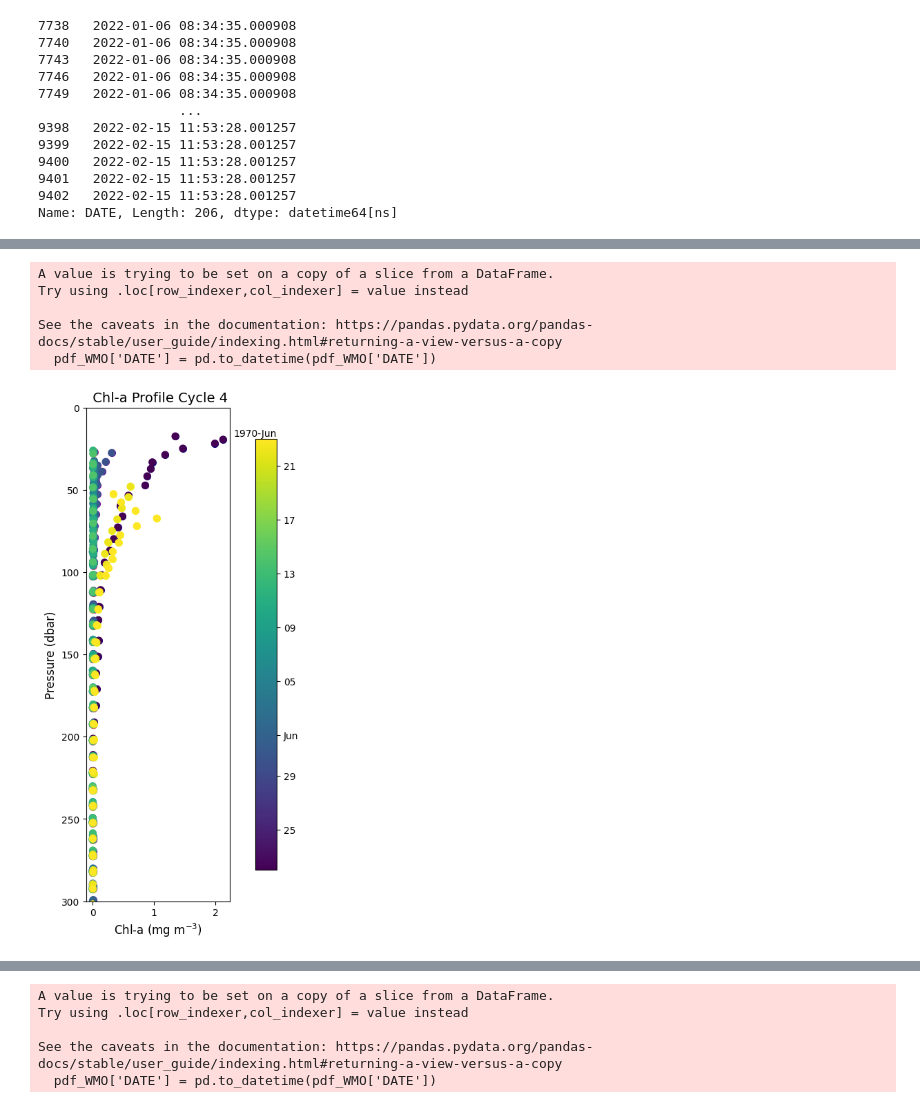
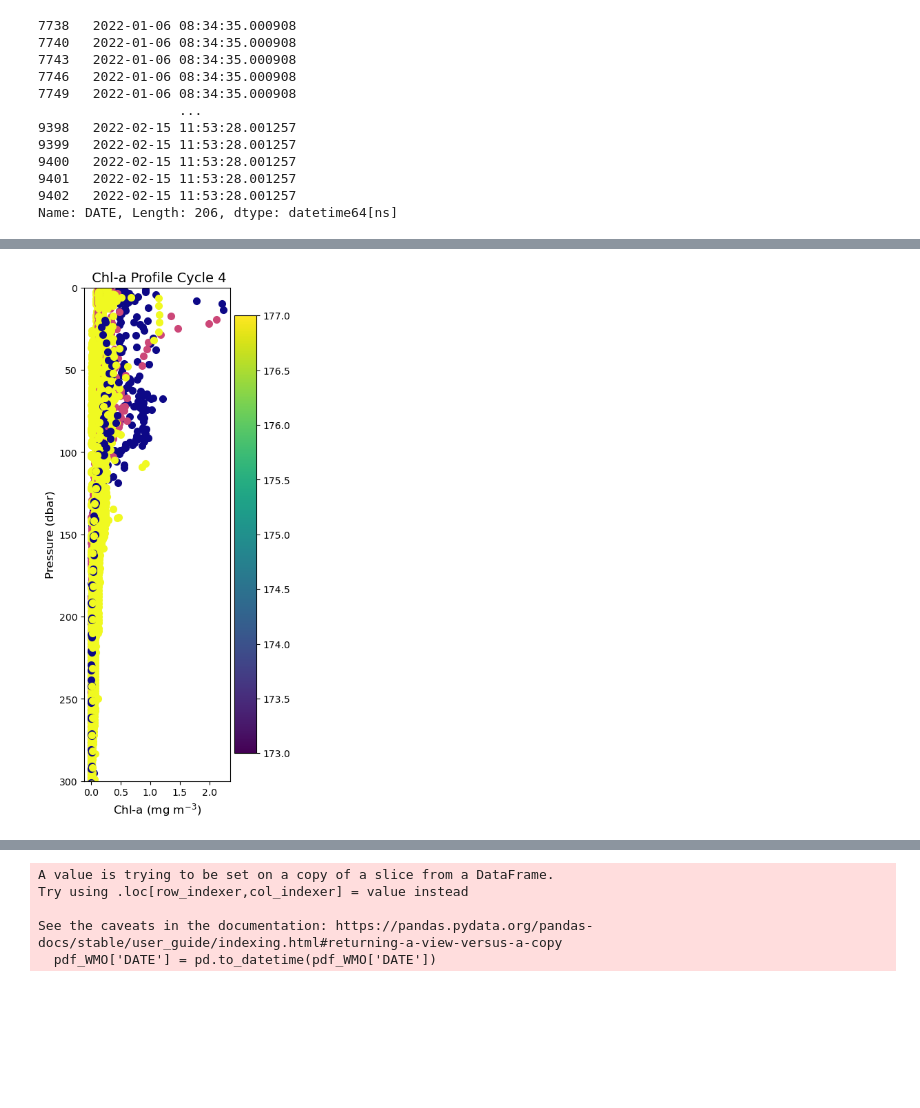
Before and after one commit to Lilah-Asalie/IBIS_Project, a Jupyter notebook: Pressure.ipynb, the cells around one changed output, grey strips where cells are left out. Drawn from its saved outputs; the diff is of its cells as text; code cells hidden in the pictures; blank space fills up the shorter version.

Commit message:
fixed depth profile datetime code

```diff
--- a/Pressure.ipynb
+++ b/Pressure.ipynb
@@ -133,5 +133,8 @@ pdf_clean
 # %%
-pdf_WMO = pdf_clean[pdf_clean['WMOID'] == 5905102] # subsetting for one float
+# pdf_WMO = pdf_clean[pdf_clean['WMOID'] == 5905102] # subsetting for one float, this float only has 3 profiles within the study area during this season, we can either choose a different float with more, or change the oneargopy select profiles to include all profiles from a float that passes through the region
+
+pdf_WMO = pdf_clean[pdf_clean['WMOID'] == 5906624] # subsetting for one float
+
 pdf_cycle = pdf_clean[pdf_clean['CYCLE_NUMBER'] == 1] # subsetting for one cycle
 # %%
 pdf_WMO['WMOID'].nunique() # for checking how many floats
@@ -216,6 +254,6 @@ print(date_nums)
 # %%
-pdf_WMO['DATE'] = pd.to_datetime(pdf_WMO['DATE'])
-date_nums = mdates.date2num(pdf_WMO['DATE'])
+# pdf_WMO['DATE'] = pd.to_datetime(pdf_WMO['DATE'])
+# date_nums = mdates.date2num(pdf_WMO['DATE'])
 
 norm = mcolors.Normalize(vmin=date_nums.min(), vmax=date_nums.max())
 cmap = plt.get_cmap('plasma', len(pdf_WMO['DATE'].unique()))
@@ -227,7 +265,7 @@ ax = fig.add_subplot(141)
 
 # pdf_date = mdates.date2num(pdf_WMO['DATE'])
 
-for cycle, group in pdf_WMO.groupby('CYCLE_NUMBER'):
+for cycle, group in pdf_clean.groupby('CYCLE_NUMBER'):
     date_val = mdates.date2num(group['DATE'].iloc[0])
     color = cmap(norm(date_val))
     ax.scatter(group['CHLA_ADJUSTED'], group['PRES_ADJUSTED'], color=color, lw=2)
@@ -235,7 +273,7 @@ for cycle, group in pdf_WMO.groupby('CYCLE_NUMBER'):
 ax.set_ylim(0, 300)
 ax.invert_yaxis()
 
-plot = ax.scatter(pdf_WMO['CHLA_ADJUSTED'], pdf_WMO['PRES_ADJUSTED'], c=pdf_WMO['CYCLE_NUMBER'], lw=2)
+# plot = ax.scatter(pdf_WMO['CHLA_ADJUSTED'], pdf_WMO['PRES_ADJUSTED'], c=pdf_WMO['CYCLE_NUMBER'], lw=2)
 
 #ax.set_xlim(0, 1.5)
 
@@ -245,12 +283,12 @@ ax.set_title(' Chl-a Profile Cycle 4', fontsize=14)
 
 
 cbar = plt.colorbar(plot, ax=ax, orientation='vertical', pad=0.03)
-locator = mdates.AutoDateLocator()
-formatter = mdates.ConciseDateFormatter(locator)
+# locator = mdates.AutoDateLocator()
+# formatter = mdates.ConciseDateFormatter(locator)
 
-# Apply the formatter to the y-axis of the colorbar (since it's vertical by default)
-cbar.ax.yaxis.set_major_locator(locator)
-cbar.ax.yaxis.set_major_formatter(formatter)
+# # Apply the formatter to the y-axis of the colorbar (since it's vertical by default)
+# cbar.ax.yaxis.set_major_locator(locator)
+# cbar.ax.yaxis.set_major_formatter(formatter)
 
 # ax = fig.add_subplot(142)
 # ax.plot(pdf_clean['BBP700_ADJUSTED'], pdf_clean['PRES_ADJUSTED'], color='blue', lw=2)
@@ -261,37 +299,32 @@ cbar.ax.yaxis.set_major_formatter(formatter)
 # ax.set_xlabel(r'Bbp (m$^{-1}$)', fontsize=12)
 # ax.set_ylabel('Pressure (dbar)', fontsize=12)
 # ax.set_title(' Backscatter Profile Cycle 4', fontsize=14)
 
 
 # ax = fig.add_subplot(143)
 # ax.plot(pdf_clean['PSAL_ADJUSTED'], pdf_clean['PRES_ADJUSTED'], color='orange', lw=2)
 
 # #ax.set_xlim(33, 35)
 # ax.set_ylim(0, 300)
 # ax.invert_yaxis()
 # ax.set_xlabel(r'Bbp (m$^{-1}$)', fontsize=12)
 # ax.set_ylabel('Pressure (dbar)', fontsize=12)
 # ax.set_title(' Salinity Profile Cycle 4', fontsize=14)
 
 
 
 # ax = fig.add_subplot(144)
 # ax.plot(pdf_clean['DOXY_ADJUSTED'], pdf_clean['PRES_ADJUSTED'], color='purple', lw=2)
 
 # ax.set_xlim(275, 350)
 # ax.set_ylim(0, 300)
 # ax.invert_yaxis()
 # ax.set_xlabel(r'Bbp (m$^{-1}$)', fontsize=12)
 # ax.set_ylabel('Pressure (dbar)', fontsize=12)
 # ax.set_title(' Doxy Profile Cycle 4', fontsize=14)
 
 # cbar = plt.colorbar(pdf['DATE'], ax=ax, orientation='vertical', pad=0.03)
 # bar.set_label('Date', labelpad=15)
 # %% [output]
-A value is trying to be set on a copy of a slice from a DataFrame.
-Try using .loc[row_indexer,col_indexer] = value instead
-
-See the caveats in the documentation: https://pandas.pydata.org/pandas-docs/stable/user_guide/indexing.html#returning-a-view-versus-a-copy
-  pdf_WMO['DATE'] = pd.to_datetime(pdf_WMO['DATE'])
-[figure, old version]
+[figure, new version]
 # %%
```
Also changed, not shown: parts of 14 cells of this notebook, 1 other file.
